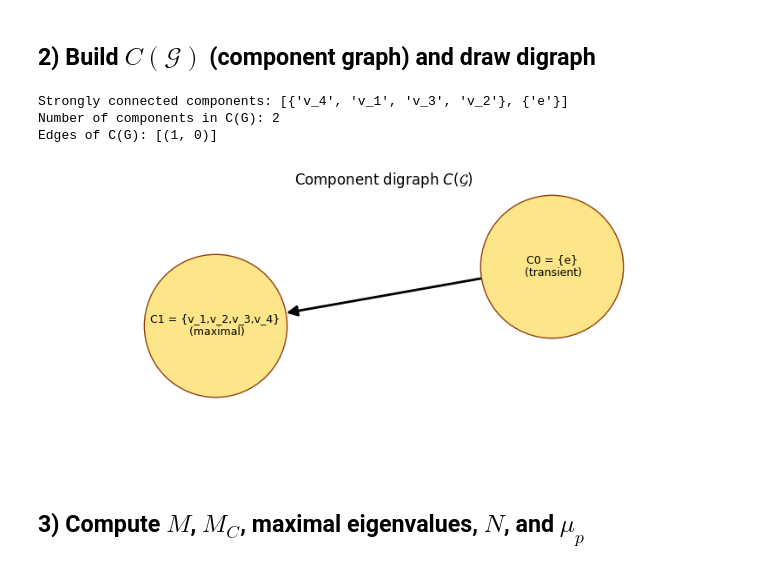
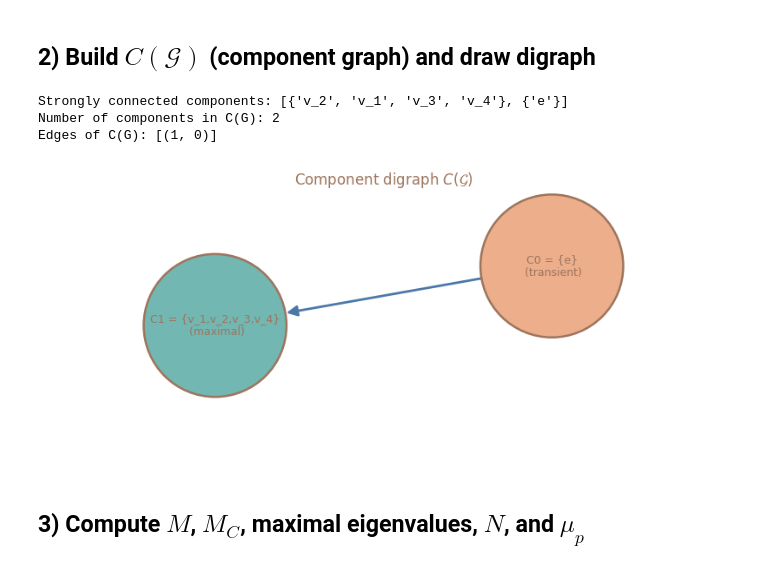
Before and after one commit to DothWalrus/automaton_of_F_2, a Jupyter notebook: automatic_structure_F2/automatic_structure_F2.ipynb, the cells around one changed output. Cells and saved outputs as stored; diff of their text form; code cells hidden in the pictures.

```diff
--- a/automatic_structure_F2/automatic_structure_F2.ipynb
+++ b/automatic_structure_F2/automatic_structure_F2.ipynb
@@ -141,36 +193,69 @@ plt.show()
 # %%
 # --- Block 1: Compute SCCs and condensation graph C(G) ---
 scc = list(nx.strongly_connected_components(G))
 C = nx.condensation(G, scc=scc)
 
 # --- Block 2: Human-readable component labels ---
 comp_label = {}
 for i, comp in enumerate(scc):
     if 'e' in comp:
         comp_label[i] = 'C0 = {e}\n (transient)'
     else:
         comp_label[i] = 'C1 = {v_1,v_2,v_3,v_4}\n (maximal)'
 
 print('Strongly connected components:', scc)
 print('Number of components in C(G):', C.number_of_nodes())
 print('Edges of C(G):', list(C.edges()))
 
 # --- Block 3: Draw component graph ---
-plt.figure(figsize=(10, 4))
+if 'palette' not in globals():
+    palette = {
+        'bg': '#ffffff',
+        'blue': '#4c78a8',
+        'orange': '#f58518',
+        'green': '#54a24b',
+        'teal': '#72b7b2',
+        'purple': '#b279a2',
+        'pink': '#ff9da6',
+        'brown': '#9d755d',
+        'gray': '#bab0ac',
+        'peach': '#ecae8b',
+    }
+
+plt.figure(figsize=(10, 4), facecolor=palette['bg'])
+plt.gca().set_facecolor(palette['bg'])
 posC = {0: (0.0, 0.0), 1: (2.8, 0.4)}
-nx.draw_networkx_nodes(C, posC, node_color='#fde68a', edgecolors='#92400e', node_size=14000)
-nx.draw_networkx_labels(C, posC, labels=comp_label, font_size=9)
-nx.draw_networkx_edges(C, posC, arrows=True, arrowstyle='-|>', arrowsize=18, width=2, min_source_margin=20, min_target_margin=60)
-plt.title(r'Component digraph $C(\mathcal{G})$')
+comp_nodes = list(C.nodes())
+comp_node_colors = [palette['peach'] if 'transient' in comp_label[n] else palette['teal'] for n in comp_nodes]
+nx.draw_networkx_nodes(
+    C, posC,
+    nodelist=comp_nodes,
+    node_color=comp_node_colors,
+    edgecolors=palette['brown'],
+    linewidths=1.8,
+    node_size=14000,
+)
+nx.draw_networkx_labels(C, posC, labels=comp_label, font_size=9, font_color=palette['brown'])
+nx.draw_networkx_edges(
+    C, posC,
+    arrows=True,
+    edge_color=palette['blue'],
+    arrowstyle='-|>',
+    arrowsize=18,
+    width=2,
+    min_source_margin=20,
+    min_target_margin=60,
+)
+plt.title(r'Component digraph $C(\mathcal{G})$', color=palette['brown'])
 plt.xlim(-1.4, 4.2)
 plt.ylim(-0.9, 0.9)
 plt.axis('off')
 plt.show()
 # %% [output]
-Strongly connected components: [{'v_4', 'v_1', 'v_3', 'v_2'}, {'e'}]
+Strongly connected components: [{'v_2', 'v_1', 'v_3', 'v_4'}, {'e'}]
 Number of components in C(G): 2
 Edges of C(G): [(1, 0)]
-[figure, old version]
+[figure, new version]
 # %% [markdown]
 ## 3) Compute $M$, $M_C$, maximal eigenvalues, $N$, and $\mu_p$
 # %%
```
Also changed, not shown: parts of 9 cells of this notebook.
